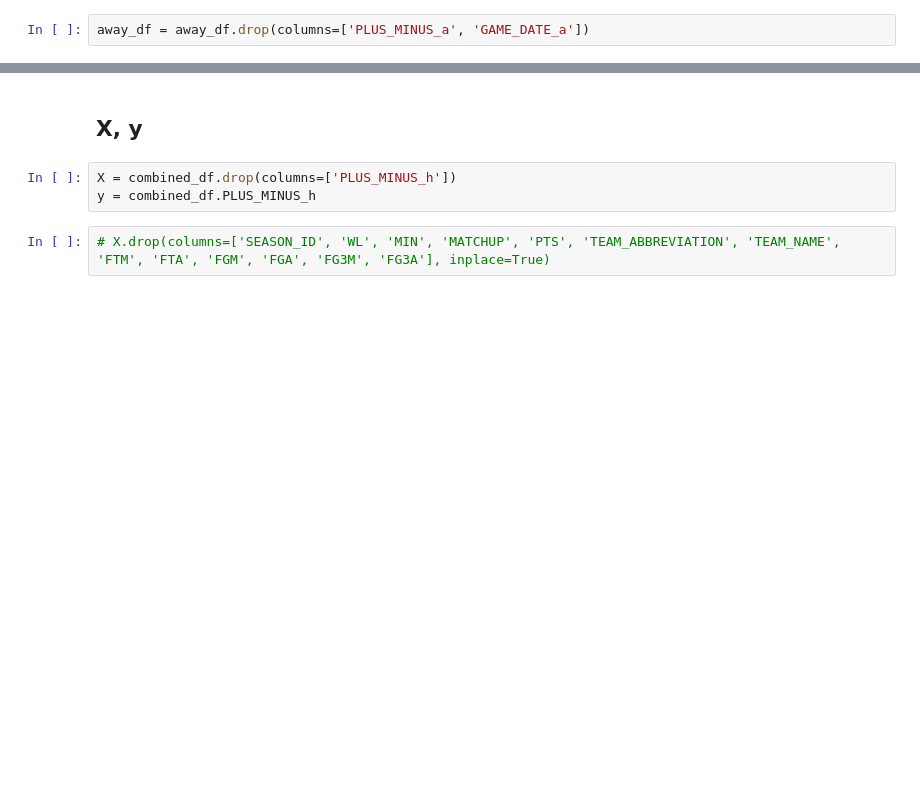
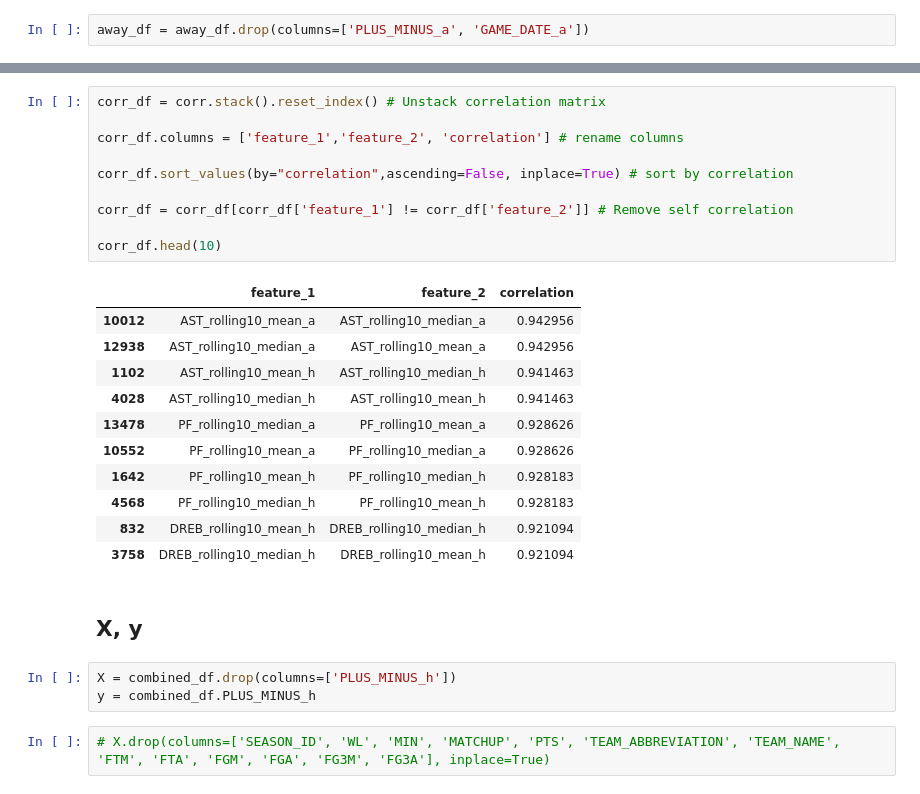
Before and after one commit to alecmatt5/nba_betting_analysis, a Jupyter notebook: backend/notebooks/preprocessing_julia.ipynb, the cells around one changed output, grey strips where cells are left out. Saved outputs shown, nothing was run; the diff lists cells and outputs as text; blank space fills up the shorter version.

```diff
--- a/backend/notebooks/preprocessing_julia.ipynb
+++ b/backend/notebooks/preprocessing_julia.ipynb
@@ -340,3 +368,25 @@ Index(['GAME_ID', 'GAME_DATE_h', 'FG_PCT_h', 'FG3_PCT_h', 'FT_PCT_h', 'OREB_h',
+# %%
+corr_df = corr.stack().reset_index() # Unstack correlation matrix
+
+corr_df.columns = ['feature_1','feature_2', 'correlation'] # rename columns
+
+corr_df.sort_values(by="correlation",ascending=False, inplace=True) # sort by correlation
+
+corr_df = corr_df[corr_df['feature_1'] != corr_df['feature_2']] # Remove self correlation
+
+corr_df.head(10)
+# %% [output]
+|  | feature_1 | feature_2 | correlation |
+| 10012 | AST_rolling10_mean_a | AST_rolling10_median_a | 0.942956 |
+| 12938 | AST_rolling10_median_a | AST_rolling10_mean_a | 0.942956 |
+| 1102 | AST_rolling10_mean_h | AST_rolling10_median_h | 0.941463 |
+| 4028 | AST_rolling10_median_h | AST_rolling10_mean_h | 0.941463 |
+| 13478 | PF_rolling10_median_a | PF_rolling10_mean_a | 0.928626 |
+| 10552 | PF_rolling10_mean_a | PF_rolling10_median_a | 0.928626 |
+| 1642 | PF_rolling10_mean_h | PF_rolling10_median_h | 0.928183 |
+| 4568 | PF_rolling10_median_h | PF_rolling10_mean_h | 0.928183 |
+| 832 | DREB_rolling10_mean_h | DREB_rolling10_median_h | 0.921094 |
+| 3758 | DREB_rolling10_median_h | DREB_rolling10_mean_h | 0.921094 |
 # %% [markdown]
 ## X, y
 # %%
```
Also changed, not shown: parts of 42 cells of this notebook, 6 other files.
